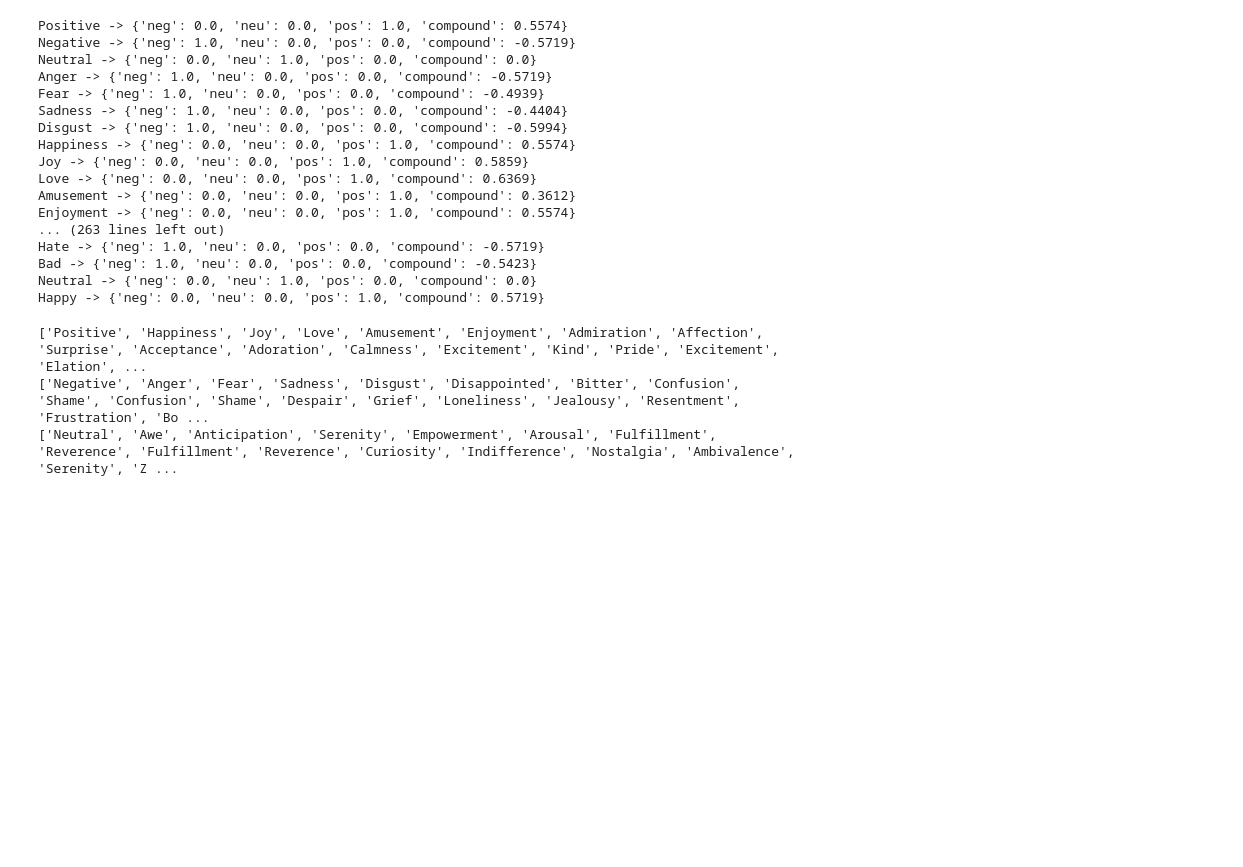
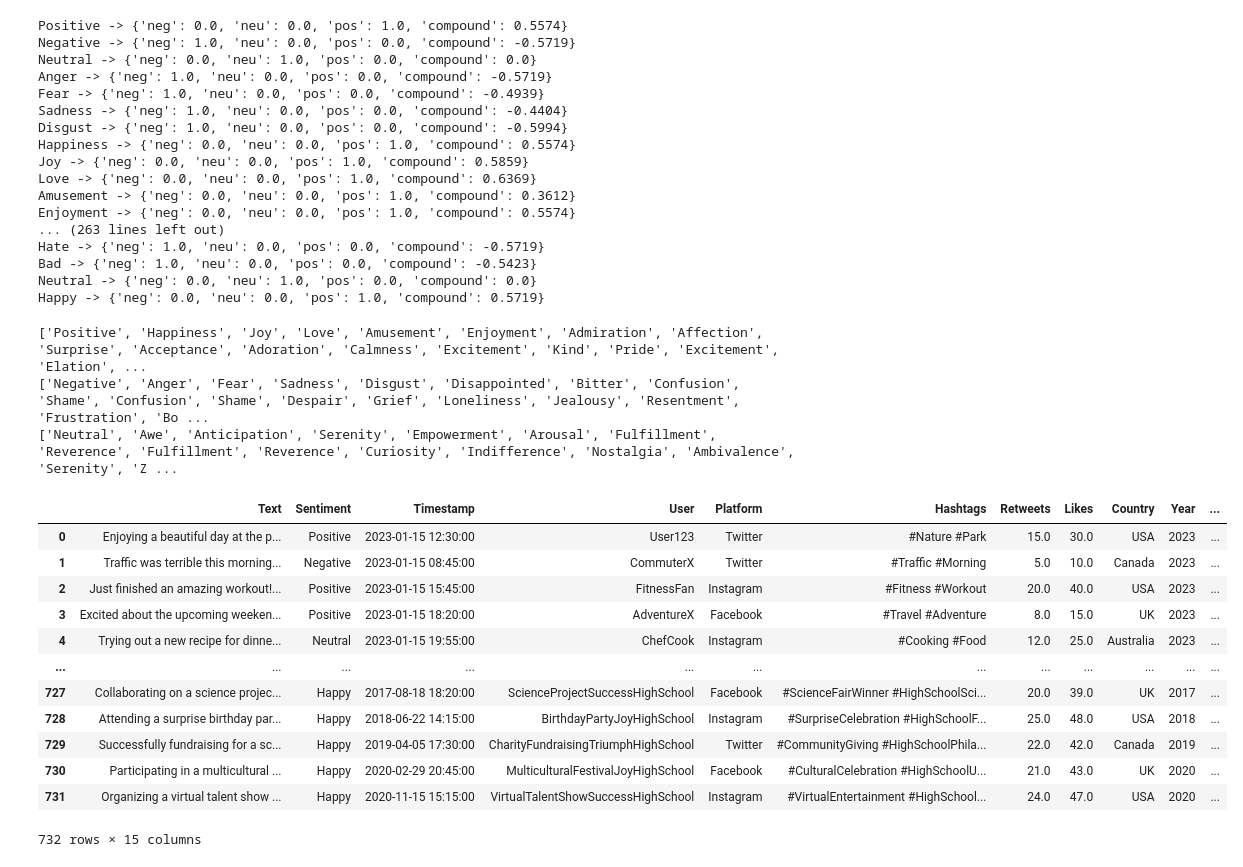
Before and after one commit to natoo77/SocialMediaSentiment, a Jupyter notebook: Social_media_sentiment_analysis.ipynb, the cells around one changed output. Saved outputs shown, nothing was run; the diff lists cells and outputs as text; code cells hidden in the pictures; blank space fills up the shorter version.

```diff
--- a/Social_media_sentiment_analysis.ipynb
+++ b/Social_media_sentiment_analysis.ipynb
@@ -174,3 +174,30 @@ print(grouped_words['Neutral'])
 ['Positive', 'Happiness', 'Joy', 'Love', 'Amusement', 'Enjoyment', 'Admiration', 'Affection', 'Surprise', 'Acceptance', 'Adoration', 'Calmness', 'Excitement', 'Kind', 'Pride', 'Excitement', 'Elation', ...
 ['Negative', 'Anger', 'Fear', 'Sadness', 'Disgust', 'Disappointed', 'Bitter', 'Confusion', 'Shame', 'Confusion', 'Shame', 'Despair', 'Grief', 'Loneliness', 'Jealousy', 'Resentment', 'Frustration', 'Bo ...
 ['Neutral', 'Awe', 'Anticipation', 'Serenity', 'Empowerment', 'Arousal', 'Fulfillment', 'Reverence', 'Fulfillment', 'Reverence', 'Curiosity', 'Indifference', 'Nostalgia', 'Ambivalence', 'Serenity', 'Z ...
+# %%
+# Define a function to find the category of a word
+def find_category(word):
+    for category, words in grouped_words.items():
+        if word in words:  # Check if the word is in the list
+            return category
+    return 'Unknown'  # Default if the word is not in any category
+
+# Apply the function to the DataFrame
+data['Sentiment_Category'] = data['Sentiment'].str.strip().apply(find_category)
+
+# Print the resulting DataFrame
+data
+# %% [output]
+|  | Text | Sentiment | Timestamp | User | Platform | Hashtags | Retweets | Likes | Country | Year | ... |
+| 0 | Enjoying a beautiful day at the p... | Positive | 2023-01-15 12:30:00 | User123 | Twitter | #Nature #Park | 15.0 | 30.0 | USA | 2023 | ... |
+| 1 | Traffic was terrible this morning... | Negative | 2023-01-15 08:45:00 | CommuterX | Twitter | #Traffic #Morning | 5.0 | 10.0 | Canada | 2023 | ... |
+| 2 | Just finished an amazing workout!... | Positive | 2023-01-15 15:45:00 | FitnessFan | Instagram | #Fitness #Workout | 20.0 | 40.0 | USA | 2023 | ... |
+| 3 | Excited about the upcoming weeken... | Positive | 2023-01-15 18:20:00 | AdventureX | Facebook | #Travel #Adventure | 8.0 | 15.0 | UK | 2023 | ... |
+| 4 | Trying out a new recipe for dinne... | Neutral | 2023-01-15 19:55:00 | ChefCook | Instagram | #Cooking #Food | 12.0 | 25.0 | Australia | 2023 | ... |
+| ... | ... | ... | ... | ... | ... | ... | ... | ... | ... | ... | ... |
+| 727 | Collaborating on a science projec... | Happy | 2017-08-18 18:20:00 | ScienceProjectSuccessHighSchool | Facebook | #ScienceFairWinner #HighSchoolSci... | 20.0 | 39.0 | UK | 2017 | ... |
+| 728 | Attending a surprise birthday par... | Happy | 2018-06-22 14:15:00 | BirthdayPartyJoyHighSchool | Instagram | #SurpriseCelebration #HighSchoolF... | 25.0 | 48.0 | USA | 2018 | ... |
+| 729 | Successfully fundraising for a sc... | Happy | 2019-04-05 17:30:00 | CharityFundraisingTriumphHighSchool | Twitter | #CommunityGiving #HighSchoolPhila... | 22.0 | 42.0 | Canada | 2019 | ... |
+| 730 | Participating in a multicultural ... | Happy | 2020-02-29 20:45:00 | MulticulturalFestivalJoyHighSchool | Facebook | #CulturalCelebration #HighSchoolU... | 21.0 | 43.0 | UK | 2020 | ... |
+| 731 | Organizing a virtual talent show ... | Happy | 2020-11-15 15:15:00 | VirtualTalentShowSuccessHighSchool | Instagram | #VirtualEntertainment #HighSchool... | 24.0 | 47.0 | USA | 2020 | ... |
+732 rows × 15 columns
```
Also changed, not shown: parts of 2 cells of this notebook.
